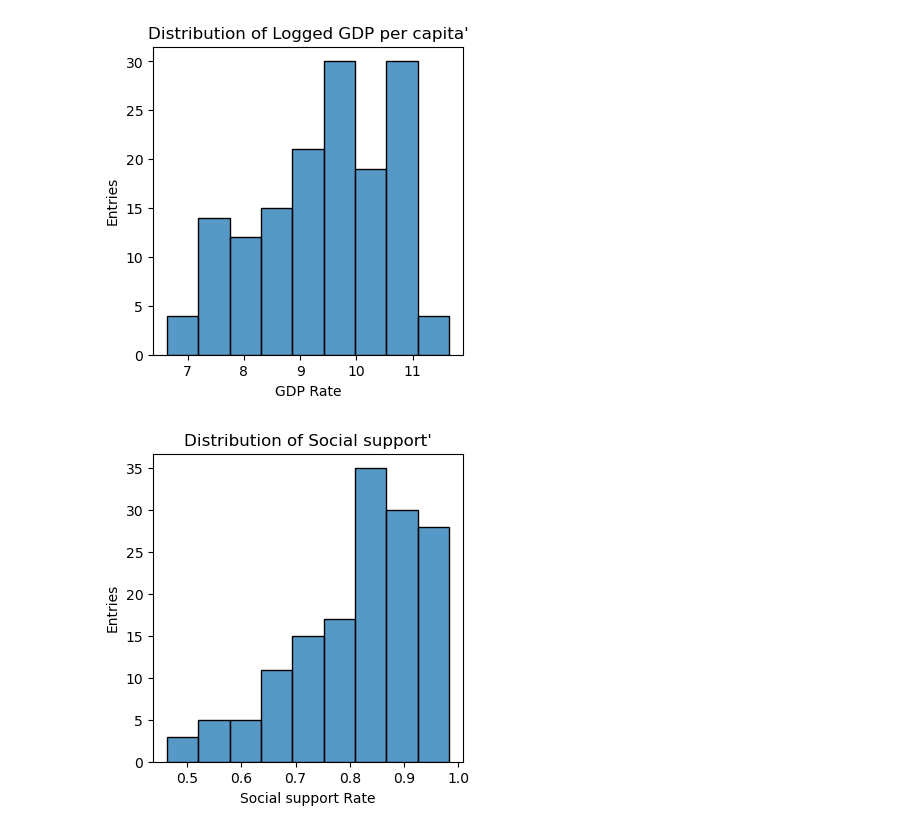
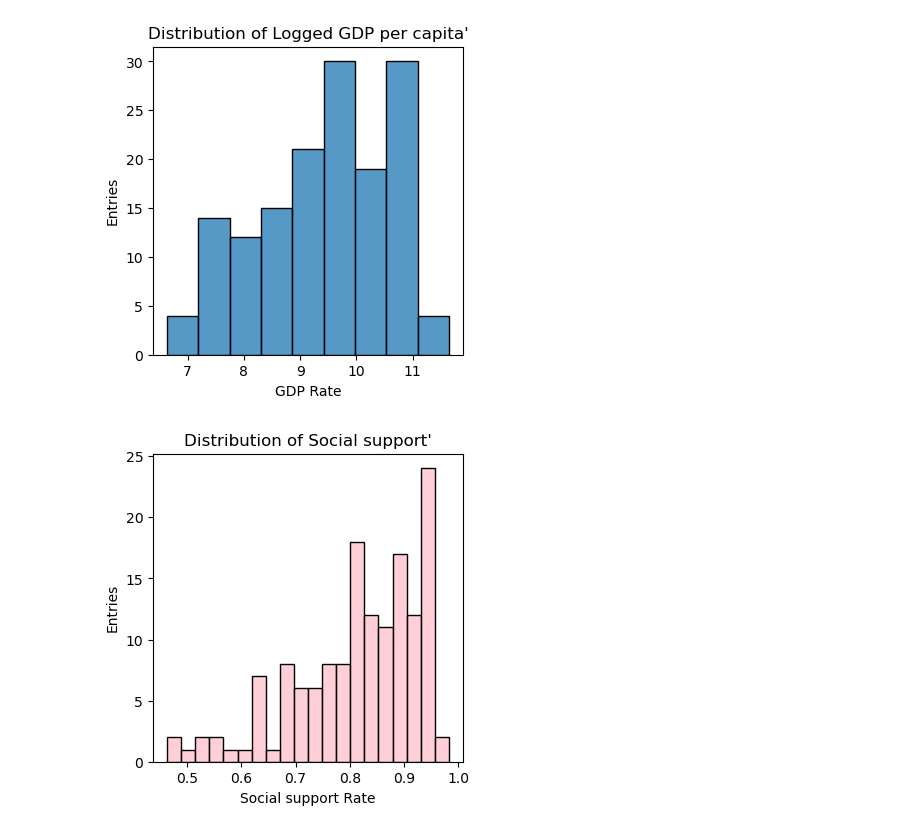
Before and after one commit to bluckreen/World-Happiness-Record-2021--Data-Analysis, a Jupyter notebook: happy.ipynb, the cells around one changed output. Saved outputs shown, nothing was run; the diff lists cells and outputs as text; code cells hidden in the pictures.

```diff
--- a/happy.ipynb
+++ b/happy.ipynb
@@ -739,11 +739,11 @@ plt.show()
 [figure]
 # %%
 plt.figure(figsize=(4,4))
-sns.histplot(data=df_new,x= "Social support")
+sns.histplot(data=df_new,x= "Social support",bins=20,color="pink")
 plt.title("Distribution of Social support'")
 plt.xlabel("Social support Rate")
 plt.ylabel("Entries")
 plt.show()
 # %% [output]
-[figure, old version]
+[figure, new version]
 # %%
```
Also changed, not shown: parts of 6 cells of this notebook.
